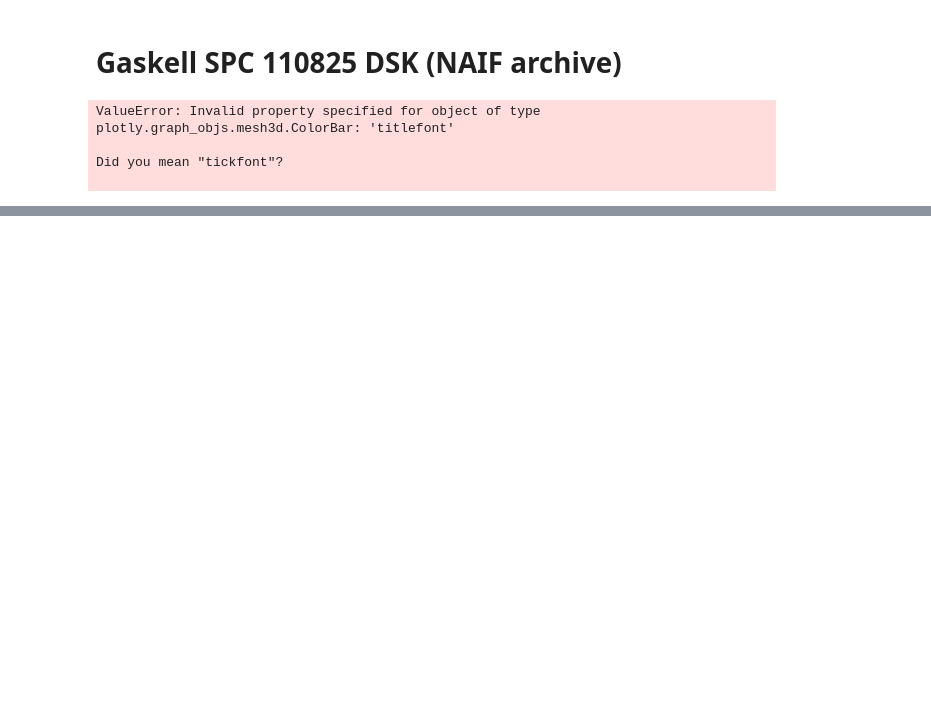
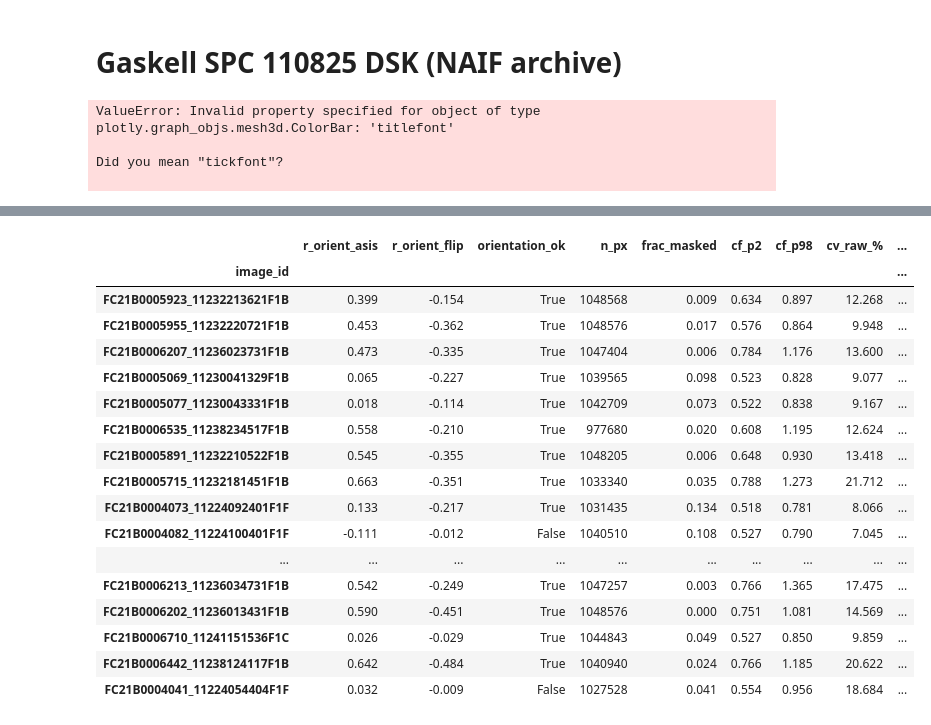
Before and after one commit to kaushikmastro/PhotometryPipeline, a Jupyter notebook: notebooks/photometric_corrected_images.ipynb, the cells around one changed output, grey strips where cells are left out. Cells and saved outputs as stored; diff of their text form; code cells hidden in the pictures; blank space fills up the shorter version.

```diff
--- a/notebooks/photometric_corrected_images.ipynb
+++ b/notebooks/photometric_corrected_images.ipynb
@@ -301,0 +331,28 @@ Max local incidence in strong-correction pixels: 89.4°
+# %%
+rows = []
+for im in cand["image_id"].head(20):
+    d = load_image(im)
+    chk = orientation_check(d)
+    _, s = correct_image(d)
+    rows.append({"image_id": im, **chk, **s})
+corr_tbl = pd.DataFrame(rows).set_index("image_id").round(3)
+display(corr_tbl)
+# %% [output]
+|  | r_orient_asis | r_orient_flip | orientation_ok | n_px | frac_masked | cf_p2 | cf_p98 | cv_raw_% | ... |
+| image_id |  |  |  |  |  |  |  |  | ... |
+| FC21B0005923_11232213621F1B | 0.399 | -0.154 | True | 1048568 | 0.009 | 0.634 | 0.897 | 12.268 | ... |
+| FC21B0005955_11232220721F1B | 0.453 | -0.362 | True | 1048576 | 0.017 | 0.576 | 0.864 | 9.948 | ... |
+| FC21B0006207_11236023731F1B | 0.473 | -0.335 | True | 1047404 | 0.006 | 0.784 | 1.176 | 13.600 | ... |
+| FC21B0005069_11230041329F1B | 0.065 | -0.227 | True | 1039565 | 0.098 | 0.523 | 0.828 | 9.077 | ... |
+| FC21B0005077_11230043331F1B | 0.018 | -0.114 | True | 1042709 | 0.073 | 0.522 | 0.838 | 9.167 | ... |
+| FC21B0006535_11238234517F1B | 0.558 | -0.210 | True | 977680 | 0.020 | 0.608 | 1.195 | 12.624 | ... |
+| FC21B0005891_11232210522F1B | 0.545 | -0.355 | True | 1048205 | 0.006 | 0.648 | 0.930 | 13.418 | ... |
+| FC21B0005715_11232181451F1B | 0.663 | -0.351 | True | 1033340 | 0.035 | 0.788 | 1.273 | 21.712 | ... |
+| FC21B0004073_11224092401F1F | 0.133 | -0.217 | True | 1031435 | 0.134 | 0.518 | 0.781 | 8.066 | ... |
+| FC21B0004082_11224100401F1F | -0.111 | -0.012 | False | 1040510 | 0.108 | 0.527 | 0.790 | 7.045 | ... |
+| ... | ... | ... | ... | ... | ... | ... | ... | ... | ... |
+| FC21B0006213_11236034731F1B | 0.542 | -0.249 | True | 1047257 | 0.003 | 0.766 | 1.365 | 17.475 | ... |
+| FC21B0006202_11236013431F1B | 0.590 | -0.451 | True | 1048576 | 0.000 | 0.751 | 1.081 | 14.569 | ... |
+| FC21B0006710_11241151536F1C | 0.026 | -0.029 | True | 1044843 | 0.049 | 0.527 | 0.850 | 9.859 | ... |
+| FC21B0006442_11238124117F1B | 0.642 | -0.484 | True | 1040940 | 0.024 | 0.766 | 1.185 | 20.622 | ... |
+| FC21B0004041_11224054404F1F | 0.032 | -0.009 | False | 1027528 | 0.041 | 0.554 | 0.956 | 18.684 | ... |
```
Also changed, not shown: parts of 16 cells of this notebook.
